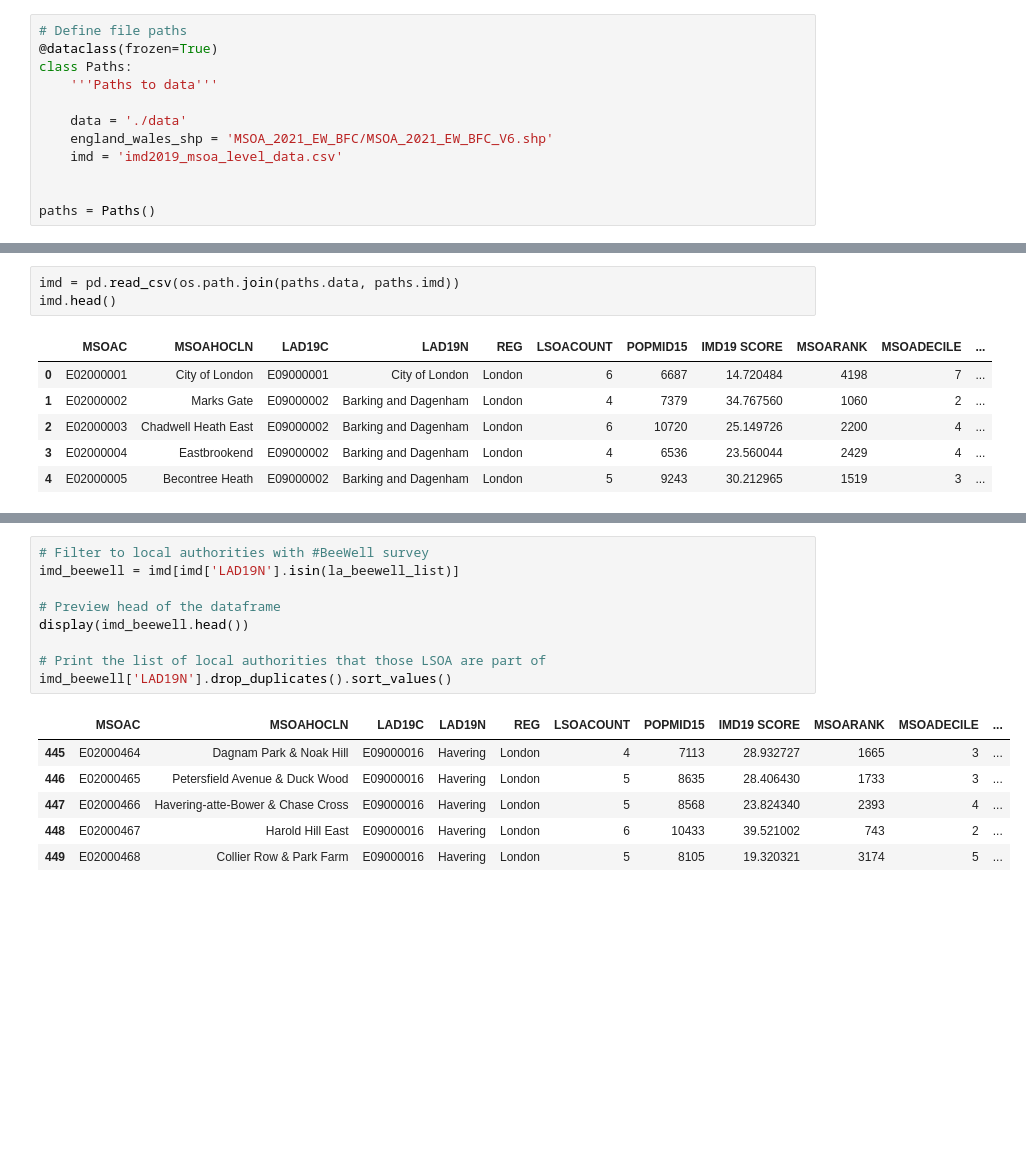
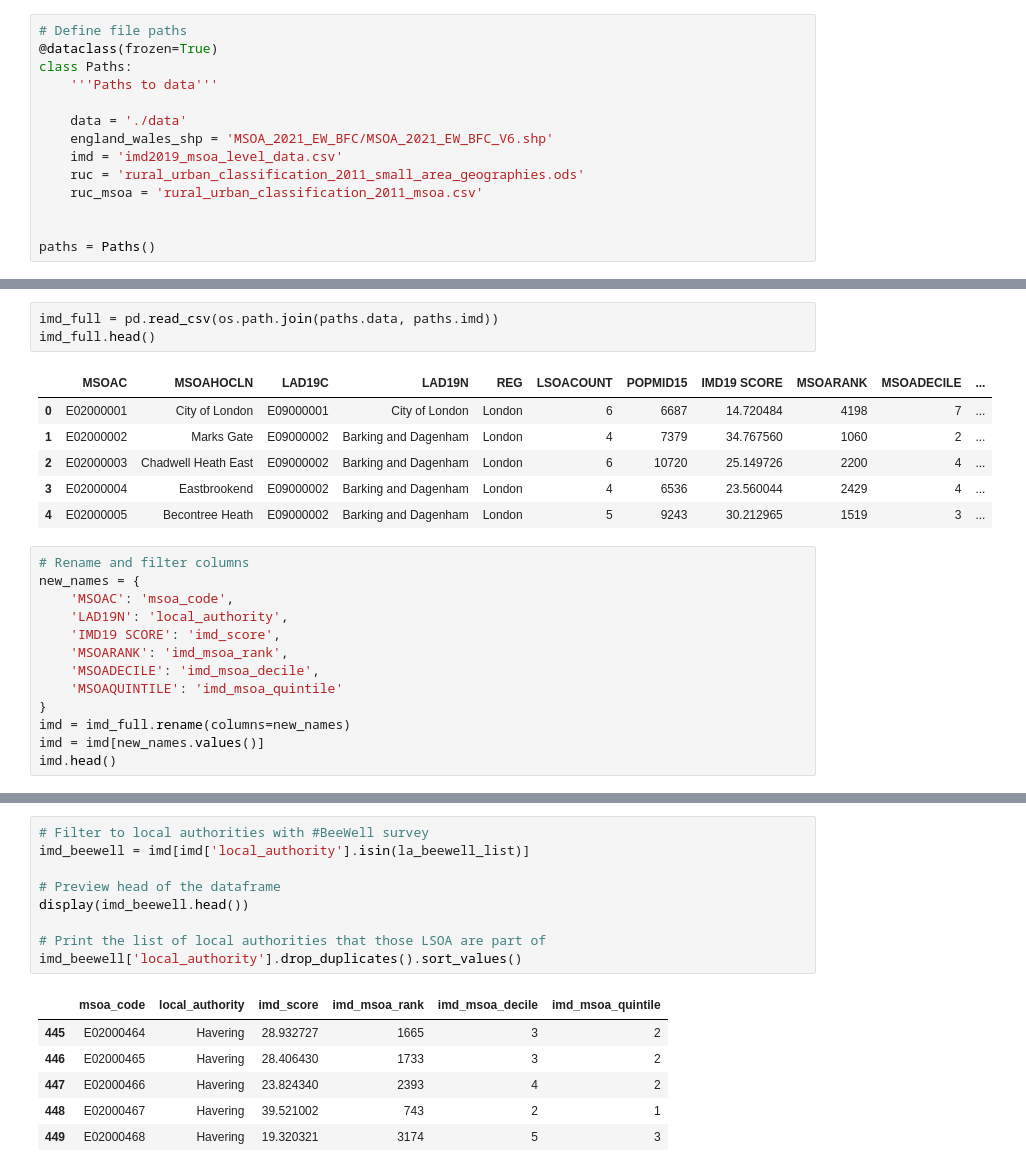
Before and after one commit to kailo-beewell/synthetic_northern_devon_dashboard, a Jupyter notebook: msoa.ipynb, the cells around one changed output, grey strips where cells are left out. Cells and saved outputs as stored; diff of their text form; blank space fills up the shorter version.

```diff
--- a/msoa.ipynb
+++ b/msoa.ipynb
@@ -28,6 +27,8 @@ class Paths:
     data = './data'
     england_wales_shp = 'MSOA_2021_EW_BFC/MSOA_2021_EW_BFC_V6.shp'
     imd = 'imd2019_msoa_level_data.csv'
+    ruc = 'rural_urban_classification_2011_small_area_geographies.ods'
+    ruc_msoa = 'rural_urban_classification_2011_msoa.csv'
 
 
 paths = Paths()
@@ -176,8 +182,8 @@ la_beewell_list
 # %% [markdown]
 ## Import IMD 2019 MSOA-level data
 # %%
-imd = pd.read_csv(os.path.join(paths.data, paths.imd))
-imd.head()
+imd_full = pd.read_csv(os.path.join(paths.data, paths.imd))
+imd_full.head()
 # %% [output]
 |  | MSOAC | MSOAHOCLN | LAD19C | LAD19N | REG | LSOACOUNT | POPMID15 | IMD19 SCORE | MSOARANK | MSOADECILE | ... |
 | 0 | E02000001 | City of London | E09000001 | City of London | London | 6 | 6687 | 14.720484 | 4198 | 7 | ... |
@@ -185,3 +191,16 @@ imd.head()
 | 2 | E02000003 | Chadwell Heath East | E09000002 | Barking and Dagenham | London | 6 | 10720 | 25.149726 | 2200 | 4 | ... |
 | 3 | E02000004 | Eastbrookend | E09000002 | Barking and Dagenham | London | 4 | 6536 | 23.560044 | 2429 | 4 | ... |
 | 4 | E02000005 | Becontree Heath | E09000002 | Barking and Dagenham | London | 5 | 9243 | 30.212965 | 1519 | 3 | ... |
+# %%
+# Rename and filter columns
+new_names = {
+    'MSOAC': 'msoa_code',
+    'LAD19N': 'local_authority',
+    'IMD19 SCORE': 'imd_score',
+    'MSOARANK': 'imd_msoa_rank',
+    'MSOADECILE': 'imd_msoa_decile',
+    'MSOAQUINTILE': 'imd_msoa_quintile'
+}
+imd = imd_full.rename(columns=new_names)
+imd = imd[new_names.values()]
+imd.head()
@@ -188,19 +214,19 @@ imd.head()
 # %%
 # Filter to local authorities with #BeeWell survey
-imd_beewell = imd[imd['LAD19N'].isin(la_beewell_list)]
+imd_beewell = imd[imd['local_authority'].isin(la_beewell_list)]
 
 # Preview head of the dataframe
 display(imd_beewell.head())
 
 # Print the list of local authorities that those LSOA are part of
-imd_beewell['LAD19N'].drop_duplicates().sort_values()
+imd_beewell['local_authority'].drop_duplicates().sort_values()
 # %% [output]
-|  | MSOAC | MSOAHOCLN | LAD19C | LAD19N | REG | LSOACOUNT | POPMID15 | IMD19 SCORE | MSOARANK | MSOADECILE | ... |
-| 445 | E02000464 | Dagnam Park & Noak Hill | E09000016 | Havering | London | 4 | 7113 | 28.932727 | 1665 | 3 | ... |
-| 446 | E02000465 | Petersfield Avenue & Duck Wood | E09000016 | Havering | London | 5 | 8635 | 28.406430 | 1733 | 3 | ... |
-| 447 | E02000466 | Havering-atte-Bower & Chase Cross | E09000016 | Havering | London | 5 | 8568 | 23.824340 | 2393 | 4 | ... |
-| 448 | E02000467 | Harold Hill East | E09000016 | Havering | London | 6 | 10433 | 39.521002 | 743 | 2 | ... |
-| 449 | E02000468 | Collier Row & Park Farm | E09000016 | Havering | London | 5 | 8105 | 19.320321 | 3174 | 5 | ... |
+|  | msoa_code | local_authority | imd_score | imd_msoa_rank | imd_msoa_decile | imd_msoa_quintile |
+| 445 | E02000464 | Havering | 28.932727 | 1665 | 3 | 2 |
+| 446 | E02000465 | Havering | 28.406430 | 1733 | 3 | 2 |
+| 447 | E02000466 | Havering | 23.824340 | 2393 | 4 | 2 |
+| 448 | E02000467 | Havering | 39.521002 | 743 | 2 | 1 |
+| 449 | E02000468 | Havering | 19.320321 | 3174 | 5 | 3 |
 4571    Basingstoke and Deane
 951                    Bolton
 986                      Bury
```
Also changed, not shown: parts of 23 cells of this notebook.
